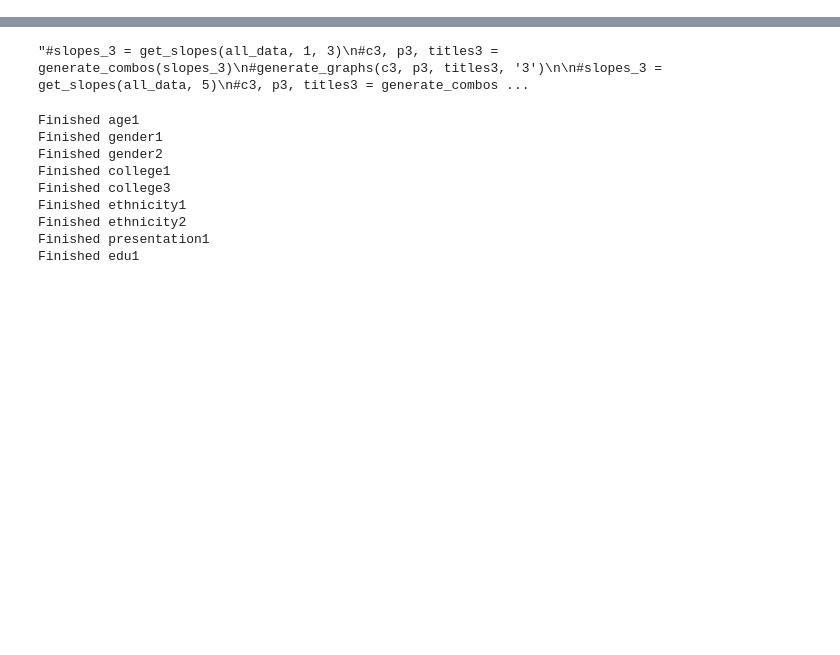
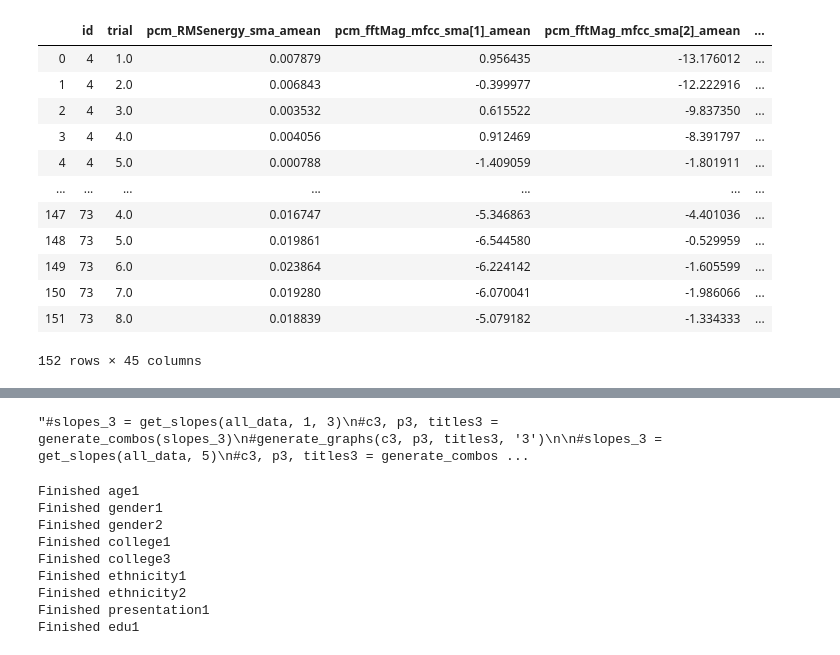
Before and after one commit to mx60s/HUBBS-Lab, a Jupyter notebook: LinReg for BFNE.ipynb, the cells around one changed output, grey strips where cells are left out. Drawn from its saved outputs; the diff is of its cells as text; code cells hidden in the pictures; blank space fills up the shorter version.

Commit message:
moving towards a smaller focus

```diff
--- a/LinReg for BFNE.ipynb
+++ b/LinReg for BFNE.ipynb
@@ -10,8 +10,8 @@ from copy import deepcopy
 #############################
 
 
-#DATA_PATH = "/Users/mvonebers/HUBBS-Lab/data/"
-DATA_PATH = "/home/maggie/HUBBS-Lab/data/"
+DATA_PATH = "/Users/mvonebers/HUBBS-Lab/data/"
+#DATA_PATH = "/home/maggie/HUBBS-Lab/data/"
 
 e4_data = pd.read_excel(DATA_PATH + "E4_TEST.xlsx")
 change_data = pd.read_excel(DATA_PATH + "normalized_change.xlsx")
@@ -46,34 +46,49 @@ new_columns = deepcopy(columns)
 new_columns[35] = columns[40]
 new_columns[37] = columns[41]
 new_columns[38] = columns[37]
 new_columns[40] = columns[35]
 new_columns[41] = columns[38]
 
 all_data = all_data[new_columns]
 
 
 # what does this do?
 #demo_ids = demo_data['id'].to_list()
 #
 #for id_ in demo_ids:
 #    if id_ not in slope_ids:
 #        demo_data = demo_data[demo_data.id != id_]
 
 all_data = all_data.merge(demo_data, how="right")
 
 # The demographic data lists IDs that aren't present in the other data, so remove them
 all_data = all_data[all_data.id != 16]
 all_data = all_data[all_data.id != 27]
 all_data = all_data[all_data.id != 38]
 all_data = all_data[all_data.id != 43]
 all_data = all_data[all_data.id != 46]
 all_data = all_data[all_data.id != 49]
 all_data = all_data[all_data.id != 53]
 all_data = all_data[all_data.id != 58]
 all_data = all_data[all_data.id != 65]
 all_data = all_data[all_data.id != 66]
 
-#all_data
+all_data.drop(['CAI Trait Small group Score', 'CAI Trait Dyadic Score', 'CAI Trait Public Speaking Score', 'STAI State Score', 'Brief fear of Negative Evaluation'], axis=1, inplace=True)
+all_data
+# %% [output]
+|  | id | trial | pcm_RMSenergy_sma_amean | pcm_fftMag_mfcc_sma[1]_amean | pcm_fftMag_mfcc_sma[2]_amean | ... |
+| 0 | 4 | 1.0 | 0.007879 | 0.956435 | -13.176012 | ... |
+| 1 | 4 | 2.0 | 0.006843 | -0.399977 | -12.222916 | ... |
+| 2 | 4 | 3.0 | 0.003532 | 0.615522 | -9.837350 | ... |
+| 3 | 4 | 4.0 | 0.004056 | 0.912469 | -8.391797 | ... |
+| 4 | 4 | 5.0 | 0.000788 | -1.409059 | -1.801911 | ... |
+| ... | ... | ... | ... | ... | ... | ... |
+| 147 | 73 | 4.0 | 0.016747 | -5.346863 | -4.401036 | ... |
+| 148 | 73 | 5.0 | 0.019861 | -6.544580 | -0.529959 | ... |
+| 149 | 73 | 6.0 | 0.023864 | -6.224142 | -1.605599 | ... |
+| 150 | 73 | 7.0 | 0.019280 | -6.070041 | -1.986066 | ... |
+| 151 | 73 | 8.0 | 0.018839 | -5.079182 | -1.334333 | ... |
+152 rows × 45 columns
 # %%
 ###############################################################
 # Get slopes from linear regression of the 8 trials for each ID
```
Also changed, not shown: parts of 3 cells of this notebook, 6 other files.
